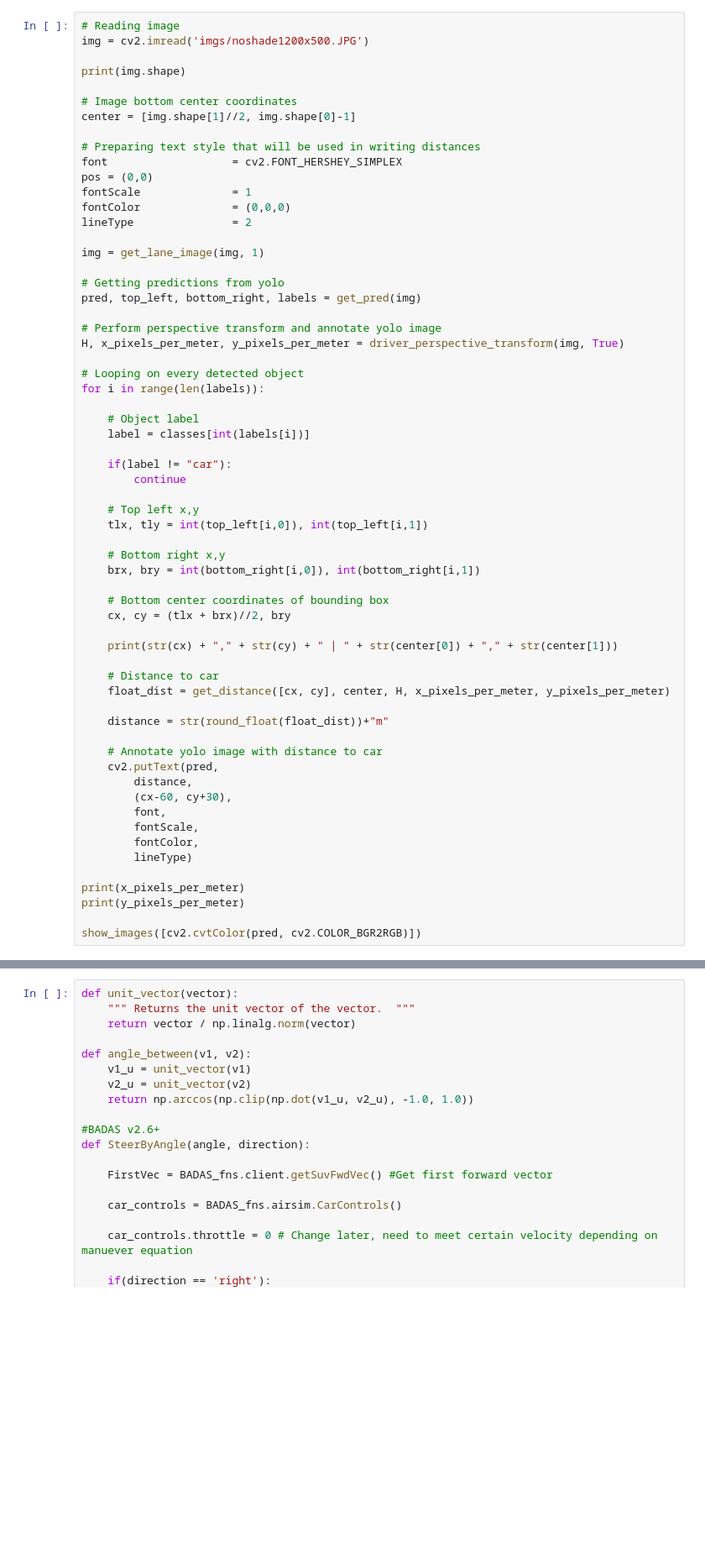
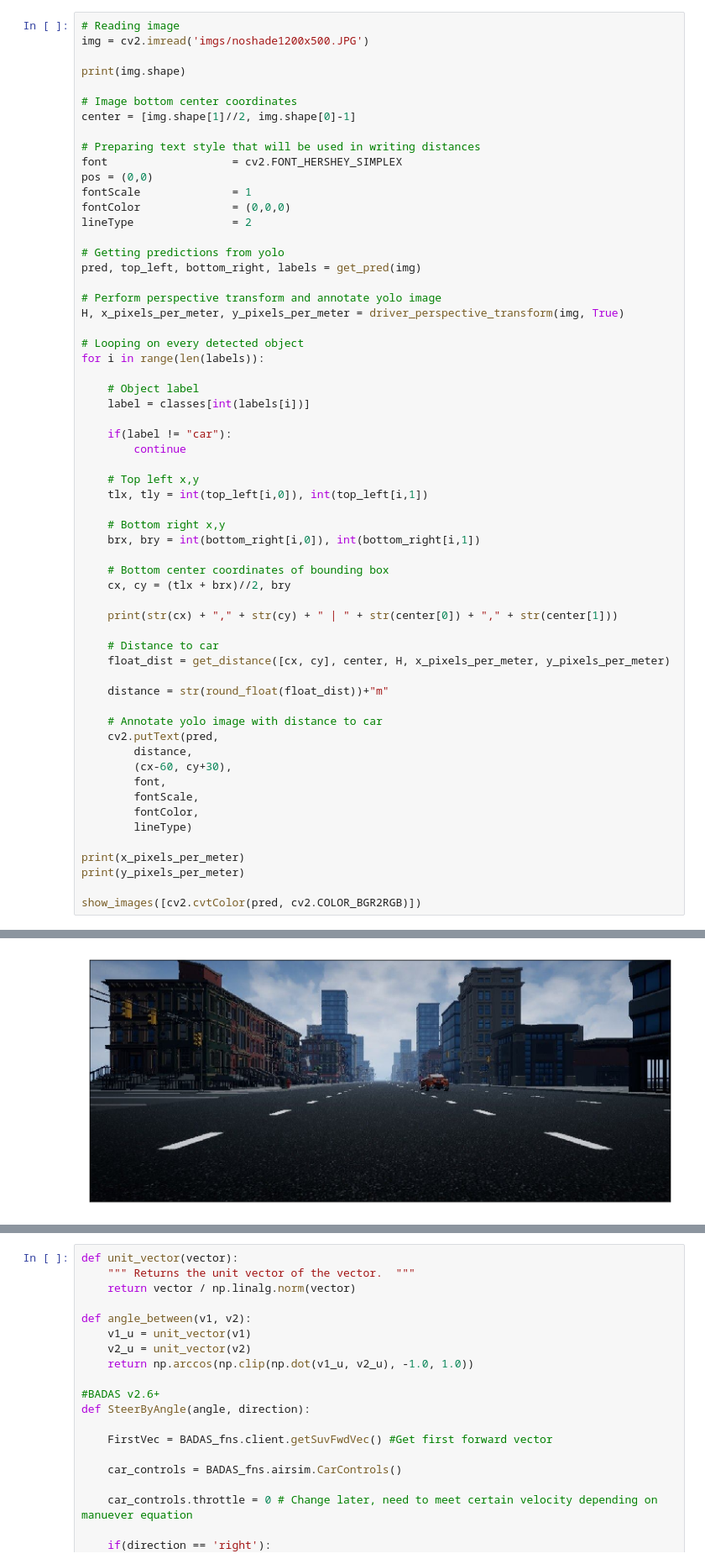
Before and after one commit to hesham-akmal/Brain-ADAS, a Jupyter notebook: CarDetection/YOLO and Distance/DriverBADAS.ipynb, the cells around one changed output, grey strips where cells are left out. Shown at 84% size. Saved outputs shown, nothing was run; the diff lists cells and outputs as text; blank space fills up the shorter version.

```diff
--- a/CarDetection/YOLO and Distance/DriverBADAS.ipynb
+++ b/CarDetection/YOLO and Distance/DriverBADAS.ipynb
@@ -586,8 +482,6 @@ pos = (0,0)
 fontScale              = 1
 fontColor              = (0,0,0)
 lineType               = 2
-
-img = get_lane_image(img, 1)
 
 # Getting predictions from yolo
 pred, top_left, bottom_right, labels = get_pred(img)
@@ -633,3 +527,4 @@ print(x_pixels_per_meter)
 print(y_pixels_per_meter)
 
 show_images([cv2.cvtColor(pred, cv2.COLOR_BGR2RGB)])
+# %% [output]
@@ -635,0 +532 @@ show_images([cv2.cvtColor(pred, cv2.COLOR_BGR2RGB)])
+[figure, added]
```
Also changed, not shown: parts of 9 cells of this notebook, 1 other file.
